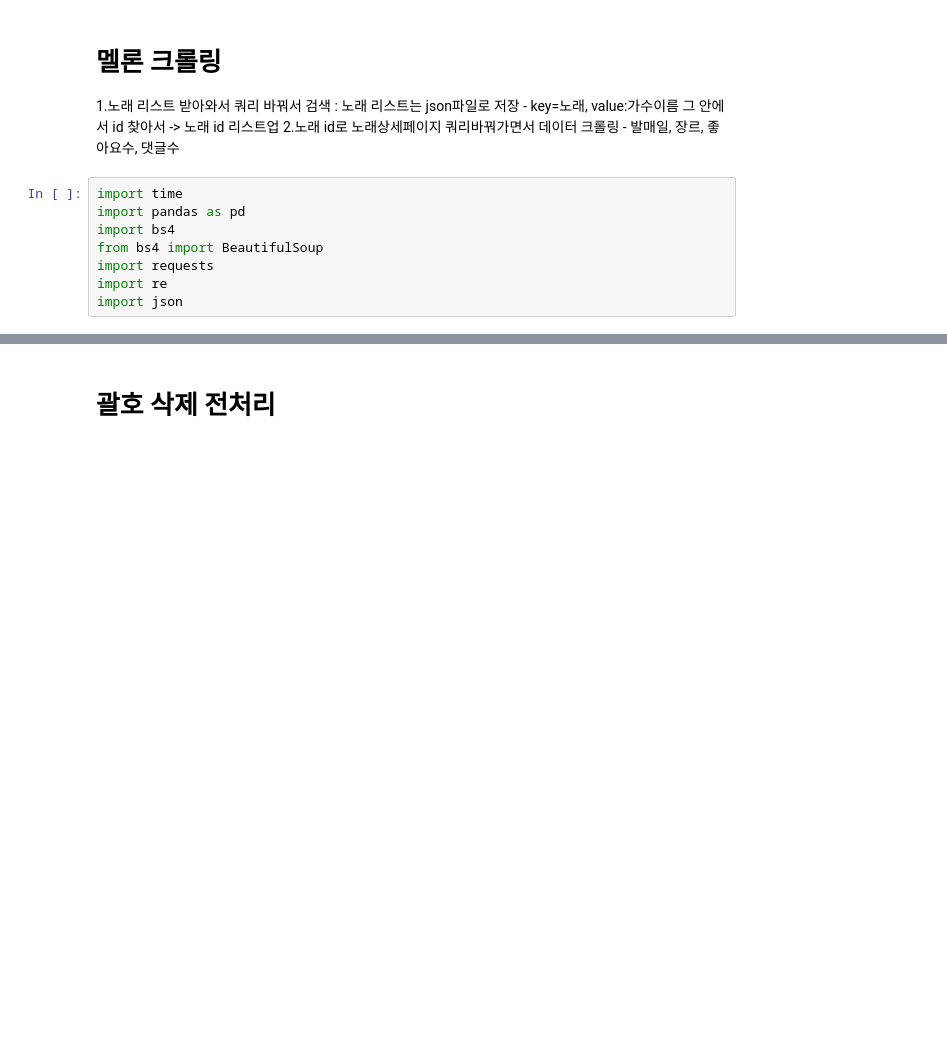
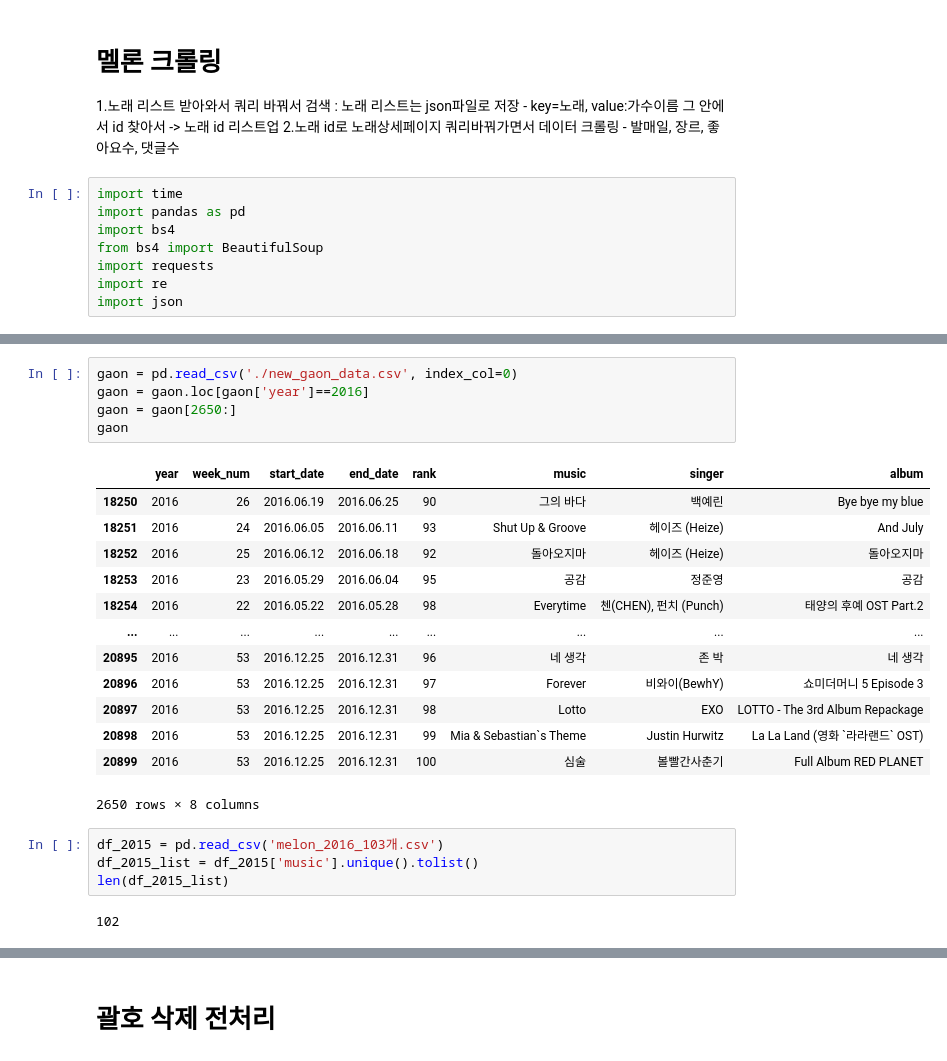
Before and after one commit to kwonwoobin/Dacon-ShinhanAI, a Jupyter notebook: code/crawling/melon_crawl.ipynb, the cells around one changed output, grey strips where cells are left out. Cells and saved outputs as stored; diff of their text form; blank space fills up the shorter version.

```diff
--- a/code/crawling/melon_crawl.ipynb
+++ b/code/crawling/melon_crawl.ipynb
@@ -46,0 +34,25 @@ True
+# %%
+gaon = pd.read_csv('./new_gaon_data.csv', index_col=0)
+gaon = gaon.loc[gaon['year']==2016]
+gaon = gaon[2650:]
+gaon
+# %% [output]
+|  | year | week_num | start_date | end_date | rank | music | singer | album |
+| 18250 | 2016 | 26 | 2016.06.19 | 2016.06.25 | 90 | 그의 바다 | 백예린 | Bye bye my blue |
+| 18251 | 2016 | 24 | 2016.06.05 | 2016.06.11 | 93 | Shut Up & Groove | 헤이즈 (Heize) | And July |
+| 18252 | 2016 | 25 | 2016.06.12 | 2016.06.18 | 92 | 돌아오지마 | 헤이즈 (Heize) | 돌아오지마 |
+| 18253 | 2016 | 23 | 2016.05.29 | 2016.06.04 | 95 | 공감 | 정준영 | 공감 |
+| 18254 | 2016 | 22 | 2016.05.22 | 2016.05.28 | 98 | Everytime | 첸(CHEN), 펀치 (Punch) | 태양의 후예 OST Part.2 |
+| ... | ... | ... | ... | ... | ... | ... | ... | ... |
+| 20895 | 2016 | 53 | 2016.12.25 | 2016.12.31 | 96 | 네 생각 | 존 박 | 네 생각 |
+| 20896 | 2016 | 53 | 2016.12.25 | 2016.12.31 | 97 | Forever | 비와이(BewhY) | 쇼미더머니 5 Episode 3 |
+| 20897 | 2016 | 53 | 2016.12.25 | 2016.12.31 | 98 | Lotto | EXO | LOTTO - The 3rd Album Repackage |
+| 20898 | 2016 | 53 | 2016.12.25 | 2016.12.31 | 99 | Mia & Sebastian`s Theme | Justin Hurwitz | La La Land (영화 `라라랜드` OST) |
+| 20899 | 2016 | 53 | 2016.12.25 | 2016.12.31 | 100 | 심술 | 볼빨간사춘기 | Full Album RED PLANET |
+2650 rows × 8 columns
+# %%
+df_2015 = pd.read_csv('melon_2016_103개.csv')
+df_2015_list = df_2015['music'].unique().tolist()
+len(df_2015_list)
+# %% [output]
+102
```
Also changed, not shown: parts of 14 cells of this notebook, 23 other files.
